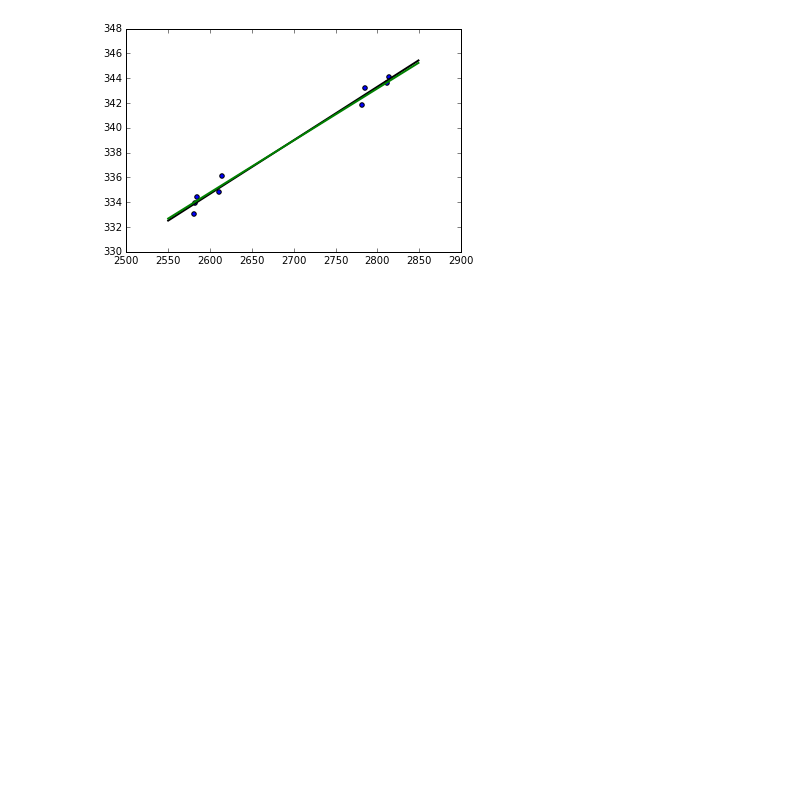
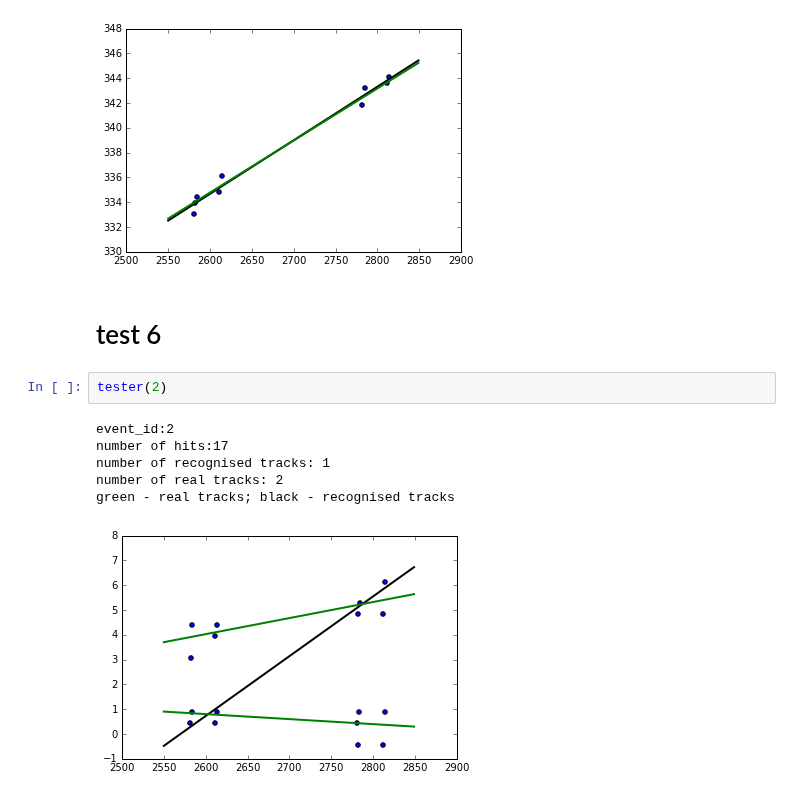
Before and after one commit to yandexdataschool/ship_tracks_recognition, a Jupyter notebook: TrackRecognition.ipynb, the cells around one changed output. Drawn from its saved outputs; the diff is of its cells as text; blank space fills up the shorter version.

Commit message:
added some tests

```diff
--- a/TrackRecognition.ipynb
+++ b/TrackRecognition.ipynb
@@ -105,3 +115,14 @@ number of recognised tracks: 1
 number of real tracks: 1
 green - real tracks; black - recognised tracks
 [figure]
+# %% [markdown]
+# test 6
+# %%
+tester(2)
+# %% [output]
+event_id:2
+number of hits:17
+number of recognised tracks: 1
+number of real tracks: 2
+green - real tracks; black - recognised tracks
+[figure, added]
```
Also changed, not shown: parts of 11 cells of this notebook.
